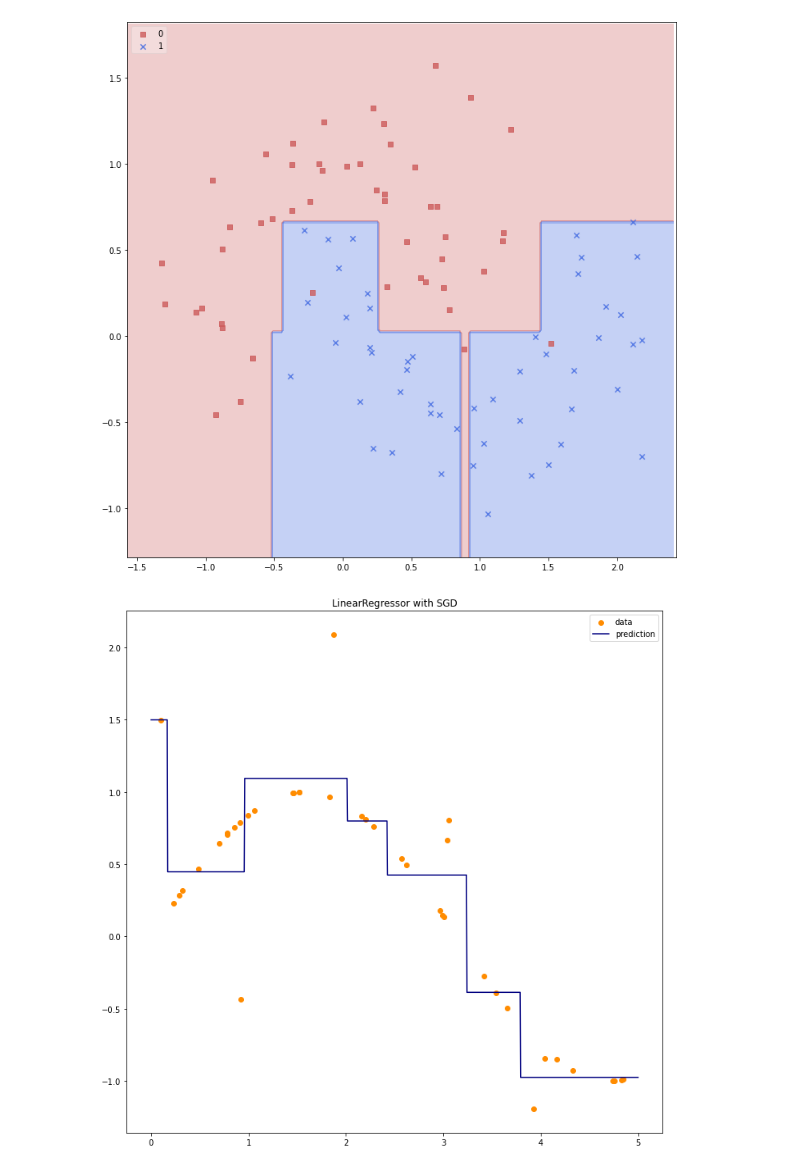
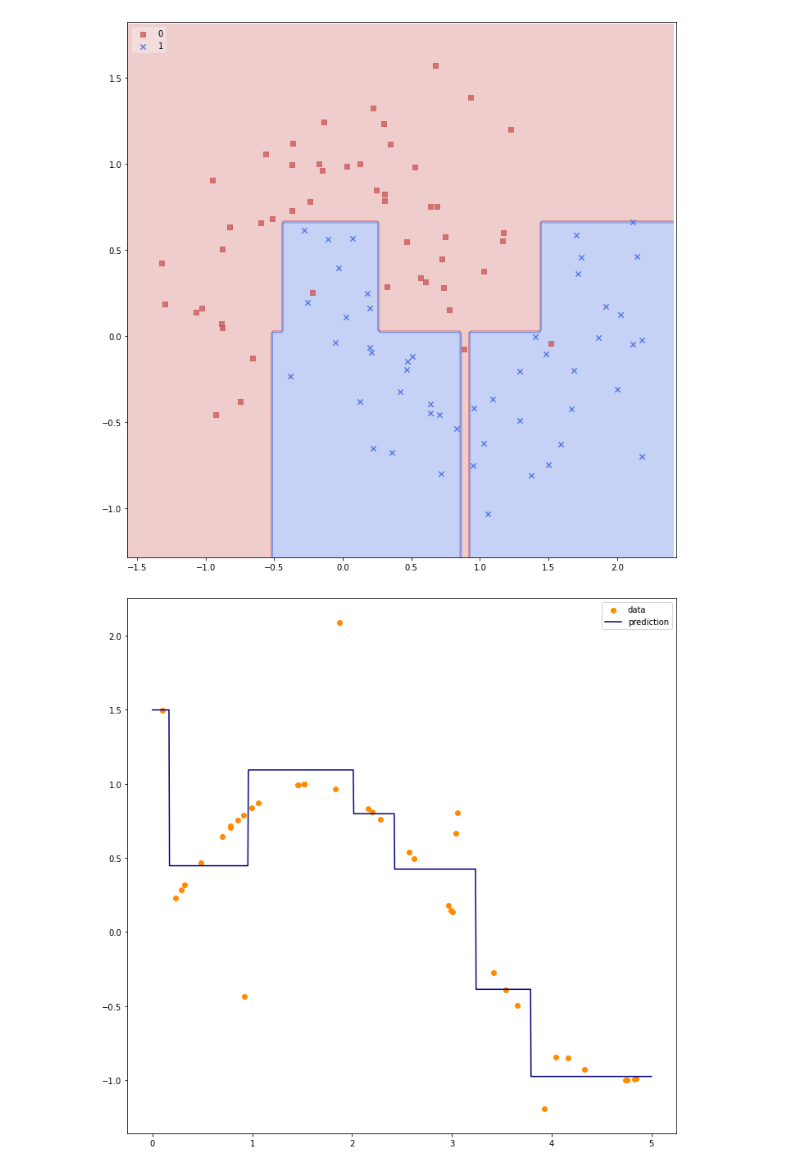
Before and after one commit to gittasche/ML-handmade, a Jupyter notebook: examples/decision_tree.ipynb, the cells around one changed output. Saved outputs shown, nothing was run; the diff lists cells and outputs as text; code cells hidden in the pictures.

```diff
--- a/examples/decision_tree.ipynb
+++ b/examples/decision_tree.ipynb
@@ -34,26 +34,25 @@ plt.show()
 # %%
 rng = np.random.RandomState(42)
 
 X = 5 * rng.rand(40, 1)
 y = np.sin(X).ravel()
 
 # Add noise to targets
 y[::5] += 3 * (0.5 - rng.rand(X.shape[0] // 5))
 
 X_plot = np.linspace(0, 5, 1000)[:, None]
 
 model = DecisionTreeRegressor(min_samples_leaf=10, max_depth=10)
 
 model.fit(X, y)
 
 y_plot = model.predict(X_plot)
 
 fig = plt.figure(figsize=(12,12))
 plt.scatter(X, y, color="darkorange", label="data")
 plt.plot(X_plot, y_plot, color="navy", label="prediction")
 plt.axis("tight")
 plt.legend()
-plt.title("LinearRegressor with SGD")
 plt.show()
 # %% [output]
-[figure, old version]
+[figure, new version]
```
Also changed, not shown: 12 other files.
